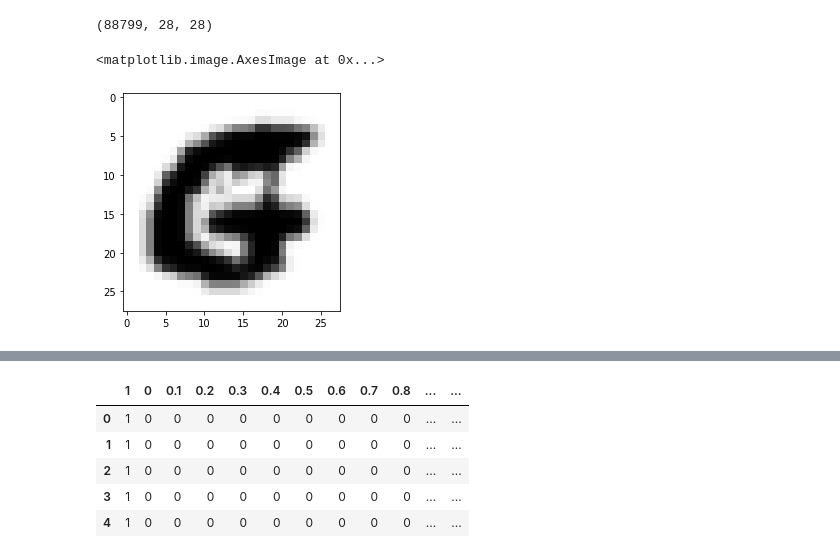
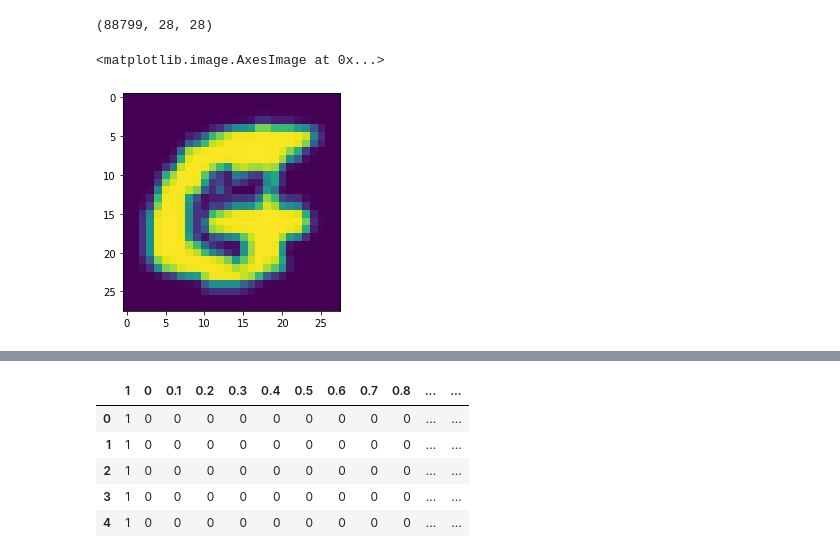
Before and after one commit to NotShrirang/MyOCR, a Jupyter notebook: myocr.ipynb, the cells around one changed output, grey strips where cells are left out. Saved outputs shown, nothing was run; the diff lists cells and outputs as text; code cells hidden in the pictures.

```diff
--- a/myocr.ipynb
+++ b/myocr.ipynb
@@ -70,10 +89,10 @@ X_train.shape
 # %% [output]
 (88799, 28, 28)
 # %%
-plt.imshow(X_train[0], cmap="gray_r")
+plt.imshow(X_train[0])
 # %% [output]
 <matplotlib.image.AxesImage at 0x...>
-[figure, old version]
+[figure, new version]
 # %%
 plt.figure(figsize=(10,10))
 for i in range(25):
```
Also changed, not shown: parts of 29 cells of this notebook.
